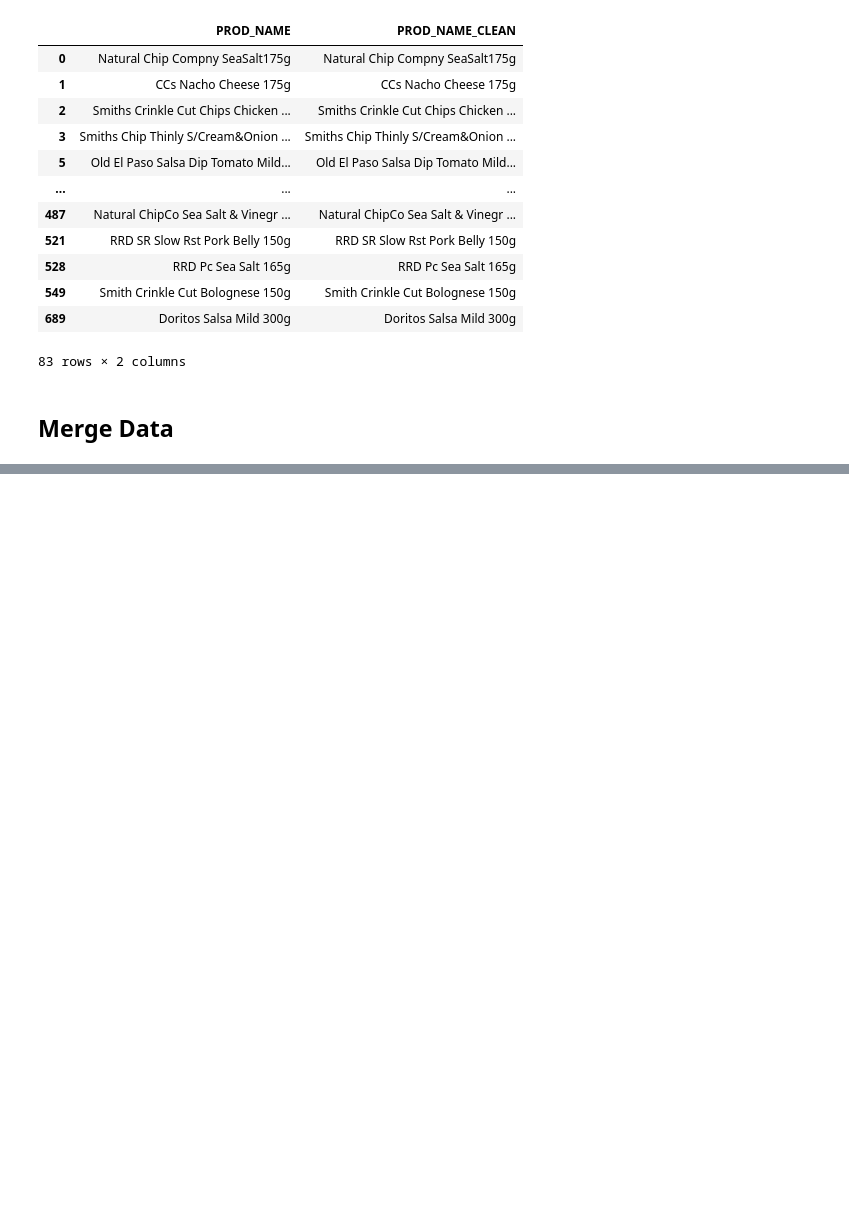
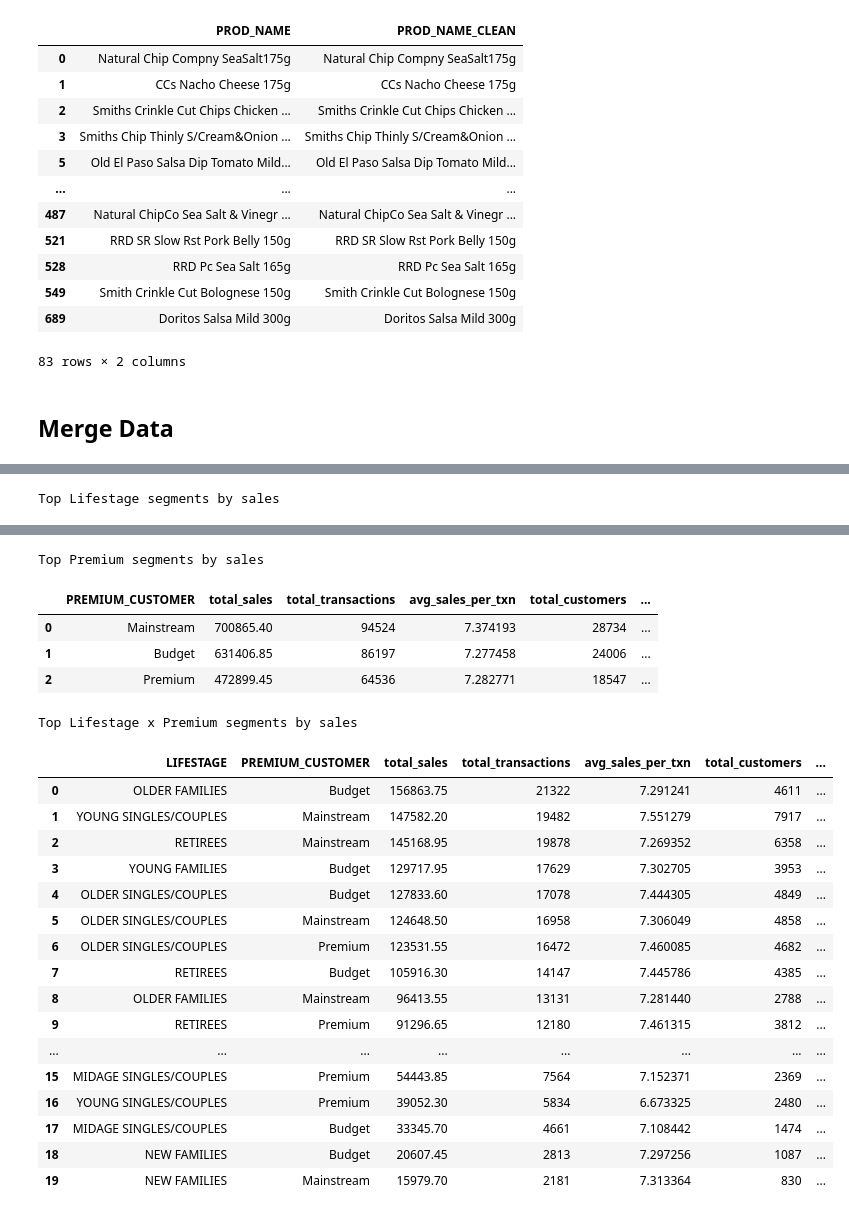
Before and after one commit to JanickVision27/Quantium_DataAnalysis_Project, a Jupyter notebook: First Section/Section_1.ipynb, the cells around one changed output, grey strips where cells are left out. Cells and saved outputs as stored; diff of their text form; code cells hidden in the pictures; blank space fills up the shorter version.

```diff
--- a/First Section/Section_1.ipynb
+++ b/First Section/Section_1.ipynb
@@ -298,0 +355,9 @@ merged_data.head()
+# %%
+# Extract pack size from PROD_NAME
+# We can use a regular expression to find numbers followed by 'g'
+merged_data['PACK_SIZE'] = merged_data['PROD_NAME_CLEAN'].str.extract(r'(\d+)').astype(float)
+
+# Let's check the results
+print(merged_data[['PROD_NAME_CLEAN', 'PACK_SIZE']].head())
+print("\nSummary of PACK_SIZE:")
+print(merged_data['PACK_SIZE'].describe())
@@ -298,0 +382,11 @@ merged_data.head()
+# %%
+# Extract brand name from PROD_NAME
+merged_data['BRAND'] = merged_data['PROD_NAME_CLEAN'].str.split().str[0]
+
+# Let's check the unique brand names found
+print("\nUnique brand names found:")
+print(merged_data['BRAND'].unique())
+
+# And a summary of the brands
+print("\nBrand counts:")
+print(merged_data['BRAND'].value_counts())
@@ -298,0 +424,33 @@ merged_data.head()
+# %%
+# Ensure numeric and remove NaNs in the key metric
+merged_data['TOT_SALES'] = pd.to_numeric(merged_data['TOT_SALES'], errors='coerce')
+df = merged_data.dropna(subset=['TOT_SALES', 'LYLTY_CARD_NBR'])
+
+def build_segment_summary(df, group_cols):
+    grp = df.groupby(group_cols).agg(
+        total_sales = ('TOT_SALES', 'sum'),
+        total_transactions = ('TXN_ID', 'nunique'),
+        avg_sales_per_txn = ('TOT_SALES', 'mean'),
+        total_customers = ('LYLTY_CARD_NBR', 'nunique')
+    ).reset_index()
+    grp['sales_per_customer'] = grp['total_sales'] / grp['total_customers']
+    grp = grp.sort_values('total_sales', ascending=False).reset_index(drop=True)
+    grp['rank_by_sales'] = grp['total_sales'].rank(method='dense', ascending=False).astype(int)
+    return grp
+
+# Examples: change group_cols as needed
+summary_by_lifestage = build_segment_summary(df, ['LIFESTAGE'])
+summary_by_premium = build_segment_summary(df, ['PREMIUM_CUSTOMER'])
+summary_by_lifestage_premium = build_segment_summary(df, ['LIFESTAGE', 'PREMIUM_CUSTOMER'])
+
+# Show top segments
+print("Top Lifestage segments by sales")
+display(summary_by_lifestage.head(10))
+
+print("Top Premium segments by sales")
+display(summary_by_premium.head(10))
+
+print("Top Lifestage x Premium segments by sales")
+display(summary_by_lifestage_premium.head(20))
+# %% [output]
+Top Lifestage segments by sales
@@ -298,0 +465,23 @@ merged_data.head()
+Top Premium segments by sales
+|  | PREMIUM_CUSTOMER | total_sales | total_transactions | avg_sales_per_txn | total_customers | ... |
+| 0 | Mainstream | 700865.40 | 94524 | 7.374193 | 28734 | ... |
+| 1 | Budget | 631406.85 | 86197 | 7.277458 | 24006 | ... |
+| 2 | Premium | 472899.45 | 64536 | 7.282771 | 18547 | ... |
+Top Lifestage x Premium segments by sales
+|  | LIFESTAGE | PREMIUM_CUSTOMER | total_sales | total_transactions | avg_sales_per_txn | total_customers | ... |
+| 0 | OLDER FAMILIES | Budget | 156863.75 | 21322 | 7.291241 | 4611 | ... |
+| 1 | YOUNG SINGLES/COUPLES | Mainstream | 147582.20 | 19482 | 7.551279 | 7917 | ... |
+| 2 | RETIREES | Mainstream | 145168.95 | 19878 | 7.269352 | 6358 | ... |
+| 3 | YOUNG FAMILIES | Budget | 129717.95 | 17629 | 7.302705 | 3953 | ... |
+| 4 | OLDER SINGLES/COUPLES | Budget | 127833.60 | 17078 | 7.444305 | 4849 | ... |
+| 5 | OLDER SINGLES/COUPLES | Mainstream | 124648.50 | 16958 | 7.306049 | 4858 | ... |
+| 6 | OLDER SINGLES/COUPLES | Premium | 123531.55 | 16472 | 7.460085 | 4682 | ... |
+| 7 | RETIREES | Budget | 105916.30 | 14147 | 7.445786 | 4385 | ... |
+| 8 | OLDER FAMILIES | Mainstream | 96413.55 | 13131 | 7.281440 | 2788 | ... |
+| 9 | RETIREES | Premium | 91296.65 | 12180 | 7.461315 | 3812 | ... |
+| ... | ... | ... | ... | ... | ... | ... | ... |
+| 15 | MIDAGE SINGLES/COUPLES | Premium | 54443.85 | 7564 | 7.152371 | 2369 | ... |
+| 16 | YOUNG SINGLES/COUPLES | Premium | 39052.30 | 5834 | 6.673325 | 2480 | ... |
+| 17 | MIDAGE SINGLES/COUPLES | Budget | 33345.70 | 4661 | 7.108442 | 1474 | ... |
+| 18 | NEW FAMILIES | Budget | 20607.45 | 2813 | 7.297256 | 1087 | ... |
+| 19 | NEW FAMILIES | Mainstream | 15979.70 | 2181 | 7.313364 | 830 | ... |
```
Also changed, not shown: parts of 11 cells of this notebook.
